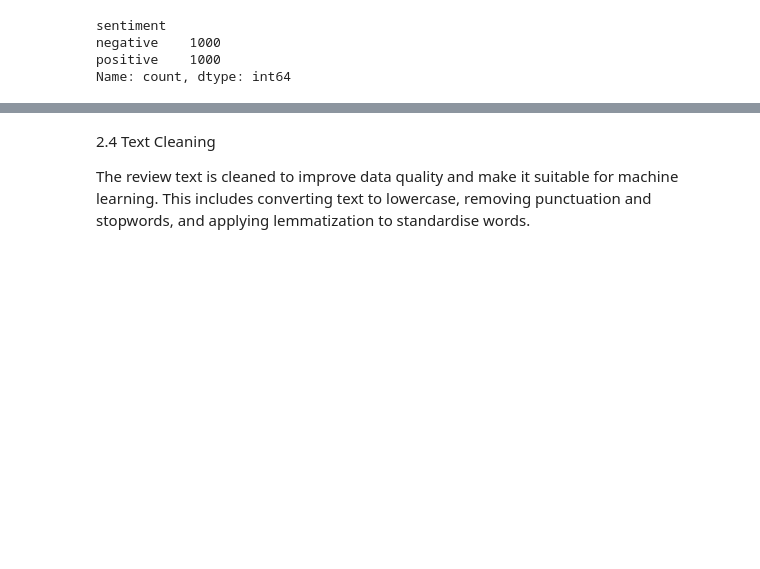
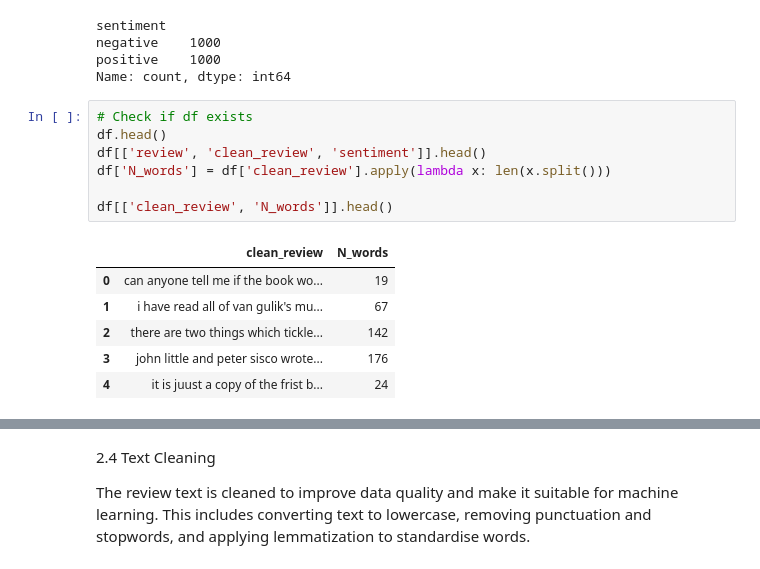
Before and after one commit to sonamchoki275-pixel/Code-, a Jupyter notebook: A3_NEW.ipynb, the cells around one changed output, grey strips where cells are left out. Cells and saved outputs as stored; diff of their text form; blank space fills up the shorter version.

```diff
--- a/A3_NEW.ipynb
+++ b/A3_NEW.ipynb
@@ -260,3 +263,17 @@ sentiment
 negative    1000
 positive    1000
 Name: count, dtype: int64
+# %%
+# Check if df exists
+df.head()
+df[['review', 'clean_review', 'sentiment']].head()
+df['N_words'] = df['clean_review'].apply(lambda x: len(x.split()))
+
+df[['clean_review', 'N_words']].head()
+# %% [output]
+|  | clean_review | N_words |
+| 0 | can anyone tell me if the book wo... | 19 |
+| 1 | i have read all of van gulik's mu... | 67 |
+| 2 | there are two things which tickle... | 142 |
+| 3 | john little and peter sisco wrote... | 176 |
+| 4 | it is juust a copy of the frist b... | 24 |
```
Also changed, not shown: parts of 12 cells of this notebook.
